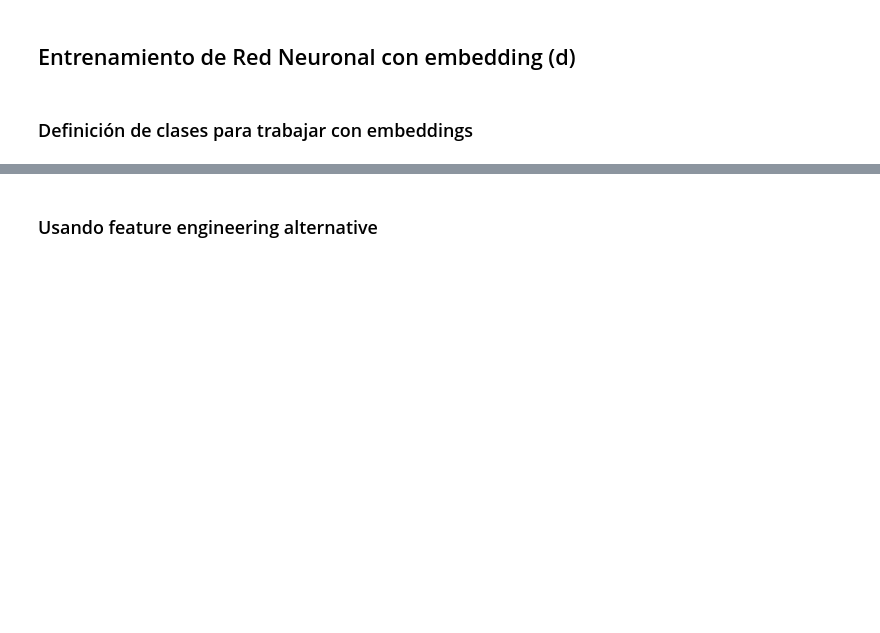
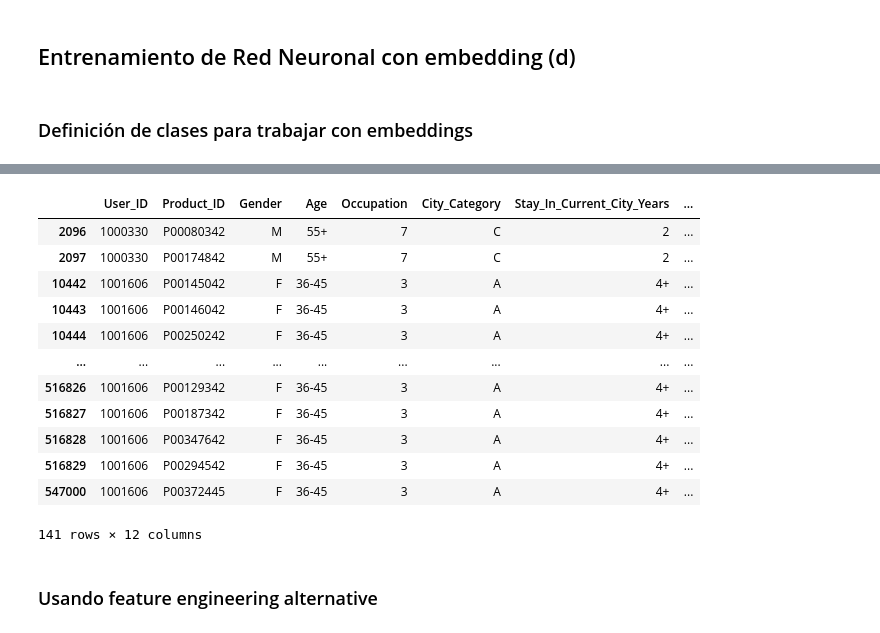
Before and after one commit to claudiobarril/aprendizaje_profundo, a Jupyter notebook: Deep_Learning_TP_Cohorte_17_5B2024.ipynb, the cells around one changed output, grey strips where cells are left out. Drawn from its saved outputs; the diff is of its cells as text; code cells hidden in the pictures; blank space fills up the shorter version.

```diff
--- a/Deep_Learning_TP_Cohorte_17_5B2024.ipynb
+++ b/Deep_Learning_TP_Cohorte_17_5B2024.ipynb
@@ -1263,3 +1436,24 @@ printTrainLossVsValidLossAndAccuracy(train_loss_by_epoch, valid_loss_by_epoch, t
+# %%
+# prompt: quiero las rows del dataset para los user_id 1001606 y 1000330
+
+# Assuming 'black_sale_data' DataFrame is available from the provided code.
+user_ids_to_find = [1001606, 1000330]
+result_df = black_sale_data[black_sale_data['User_ID'].isin(user_ids_to_find)]
+result_df
+# %% [output]
+|  | User_ID | Product_ID | Gender | Age | Occupation | City_Category | Stay_In_Current_City_Years | ... |
+| 2096 | 1000330 | P00080342 | M | 55+ | 7 | C | 2 | ... |
+| 2097 | 1000330 | P00174842 | M | 55+ | 7 | C | 2 | ... |
+| 10442 | 1001606 | P00145042 | F | 36-45 | 3 | A | 4+ | ... |
+| 10443 | 1001606 | P00146042 | F | 36-45 | 3 | A | 4+ | ... |
+| 10444 | 1001606 | P00250242 | F | 36-45 | 3 | A | 4+ | ... |
+| ... | ... | ... | ... | ... | ... | ... | ... | ... |
+| 516826 | 1001606 | P00129342 | F | 36-45 | 3 | A | 4+ | ... |
+| 516827 | 1001606 | P00187342 | F | 36-45 | 3 | A | 4+ | ... |
+| 516828 | 1001606 | P00347642 | F | 36-45 | 3 | A | 4+ | ... |
+| 516829 | 1001606 | P00294542 | F | 36-45 | 3 | A | 4+ | ... |
+| 547000 | 1001606 | P00372445 | F | 36-45 | 3 | A | 4+ | ... |
+141 rows × 12 columns
 # %% [markdown]
 ### Usando feature engineering alternative
 # %%
```
Also changed, not shown: parts of 36 cells of this notebook.
